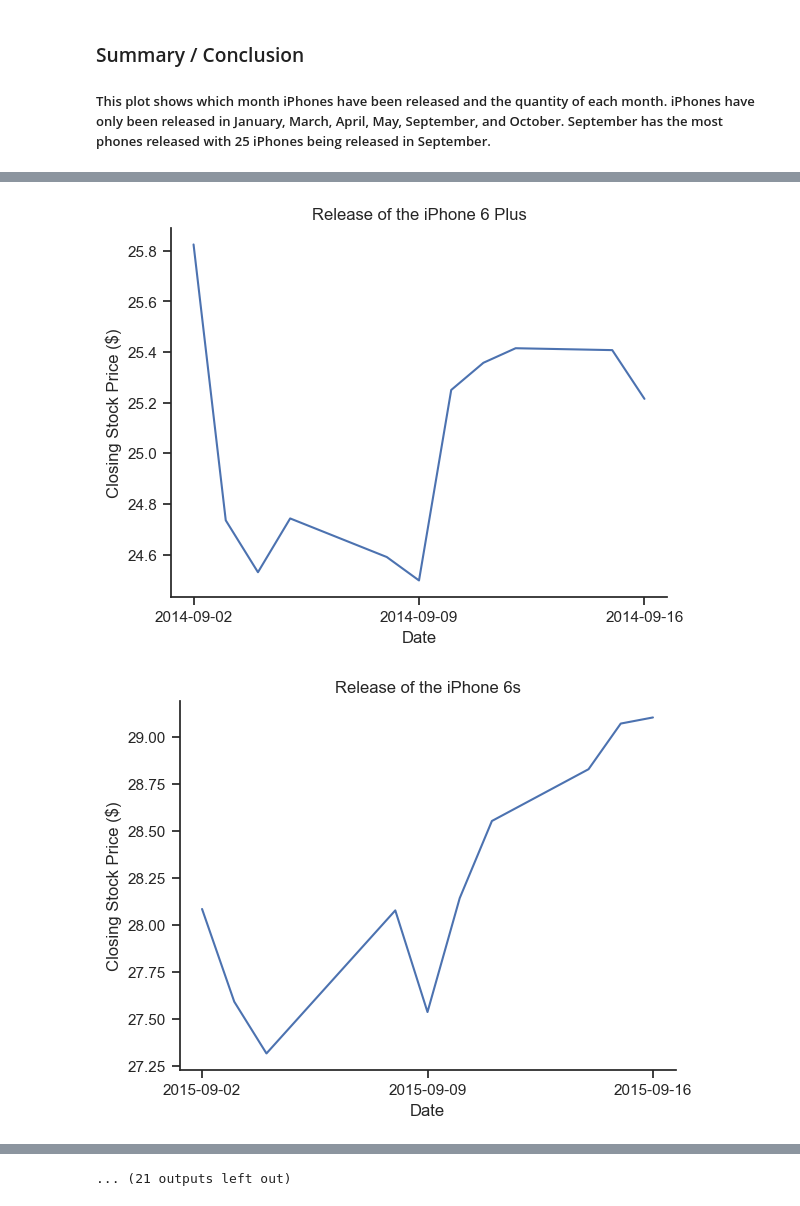
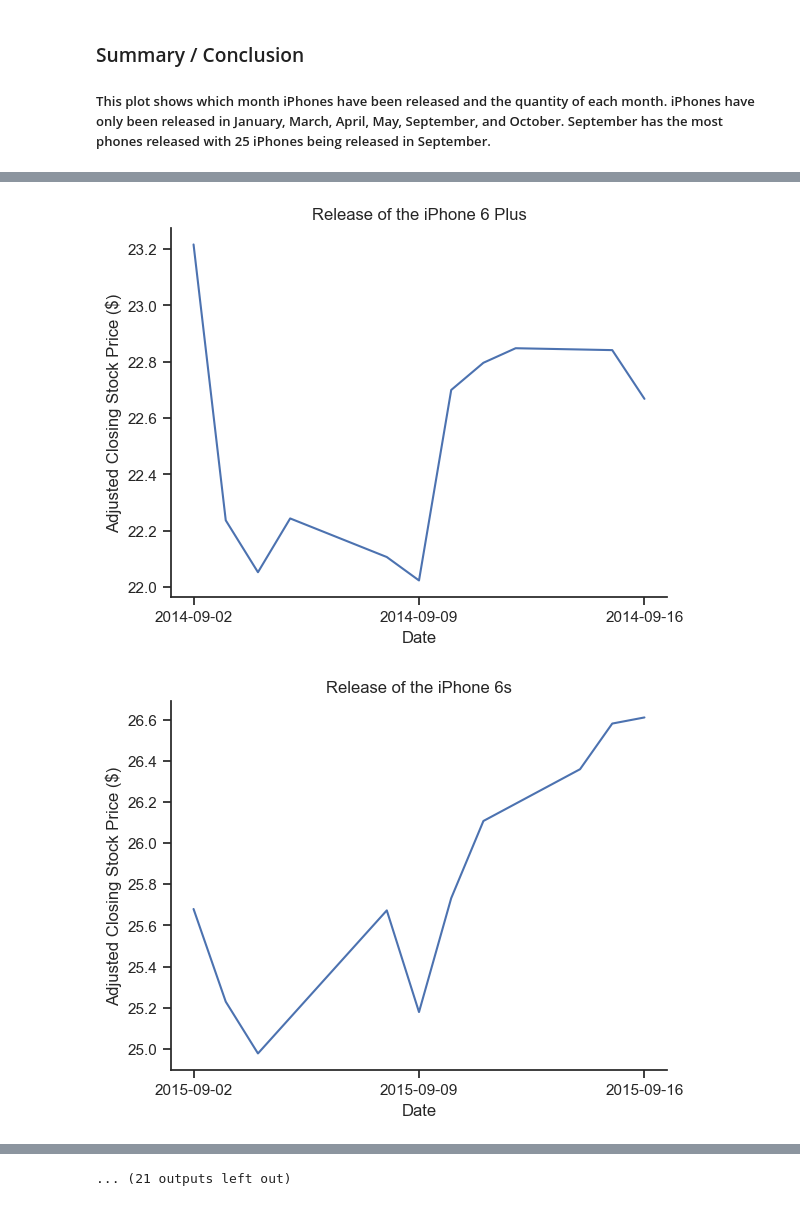
Before and after one commit to ubco-W2022T2-data301/project-group-group11, a Jupyter notebook: analysis/analysis1.ipynb, the cells around one changed output, grey strips where cells are left out. Cells and saved outputs as stored; diff of their text form; code cells hidden in the pictures.

Commit message:
fine tuned visualizations and worked on merged_df

```diff
--- a/analysis/analysis1.ipynb
+++ b/analysis/analysis1.ipynb
@@ -232,13 +248,13 @@ grouped_df = merged_df.groupby('iPhone')
 for iPhone_model in iPhone_order:
     group = grouped_df.get_group(iPhone_model)
     for index, row in group.iterrows():
-        release_date = row['Release_Date']
+        release_date = row['Date']
         one_week_before = release_date - pd.Timedelta(days=7)
         one_week_after = release_date + pd.Timedelta(days=7)
         subset_df = stocks_df[stocks_df['Date'].between(one_week_before, one_week_after)]
-        sns.lineplot(data=subset_df, x='Date', y='Close')
+        sns.lineplot(data=subset_df, x='Date', y='Adj_Close')
         plt.xticks([subset_df['Date'].iloc[0], release_date, subset_df['Date'].iloc[-1]])
     plt.title(f"Release of the {iPhone_model}")
-    plt.ylabel('Closing Stock Price ($)')
+    plt.ylabel('Adjusted Closing Stock Price ($)')
     plt.show()
 # %% [output]
@@ -254,2 +270,2 @@ for iPhone_model in iPhone_order:
-[figure, old version]
+[figure, new version]
-[figure, old version]
+[figure, new version]
```
Also changed, not shown: parts of 7 cells of this notebook.
